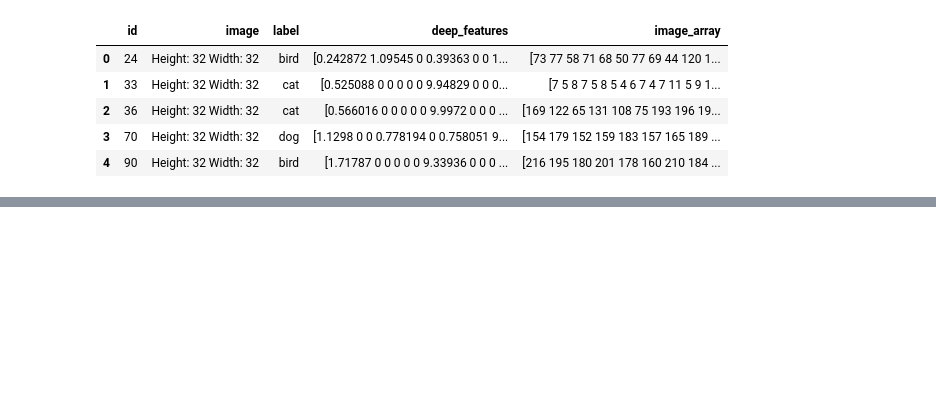
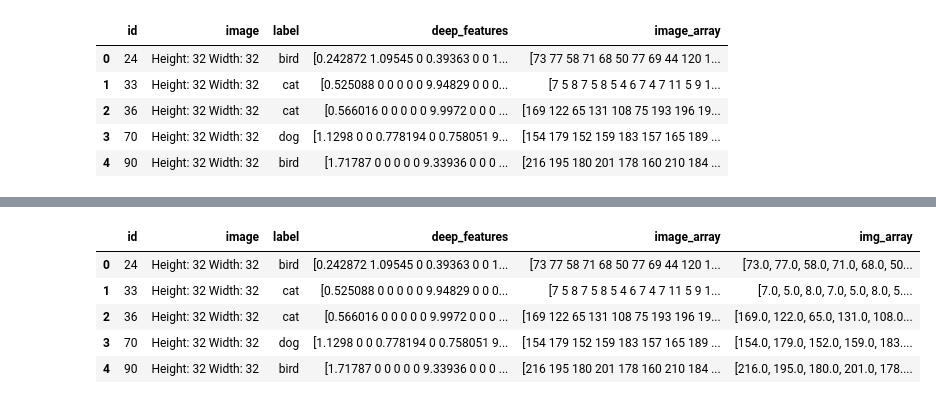
Before and after one commit to sameermahajan/MLWorkshop, a Jupyter notebook: 5. Deep Learning/Image+Recognition.ipynb, the cells around one changed output, grey strips where cells are left out. Cells and saved outputs as stored; diff of their text form; code cells hidden in the pictures; blank space fills up the shorter version.

Commit message:
update Deep Learning ipython notebook

```diff
--- a/5. Deep Learning/Image+Recognition.ipynb
+++ b/5. Deep Learning/Image+Recognition.ipynb
@@ -22,0 +30,9 @@ plt.show()
+# %%
+images_train.head()
+# %% [output]
+|  | id | image | label | deep_features | image_array | img_array |
+| 0 | 24 | Height: 32 Width: 32 | bird | [0.242872 1.09545 0 0.39363 0 0 1... | [73 77 58 71 68 50 77 69 44 120 1... | [73.0, 77.0, 58.0, 71.0, 68.0, 50... |
+| 1 | 33 | Height: 32 Width: 32 | cat | [0.525088 0 0 0 0 0 9.94829 0 0 0... | [7 5 8 7 5 8 5 4 6 7 4 7 11 5 9 1... | [7.0, 5.0, 8.0, 7.0, 5.0, 8.0, 5.... |
+| 2 | 36 | Height: 32 Width: 32 | cat | [0.566016 0 0 0 0 0 9.9972 0 0 0 ... | [169 122 65 131 108 75 193 196 19... | [169.0, 122.0, 65.0, 131.0, 108.0... |
+| 3 | 70 | Height: 32 Width: 32 | dog | [1.1298 0 0 0.778194 0 0.758051 9... | [154 179 152 159 183 157 165 189 ... | [154.0, 179.0, 152.0, 159.0, 183.... |
+| 4 | 90 | Height: 32 Width: 32 | bird | [1.71787 0 0 0 0 0 9.33936 0 0 0 ... | [216 195 180 201 178 160 210 184 ... | [216.0, 195.0, 180.0, 201.0, 178.... |
```
Also changed, not shown: parts of 4 cells of this notebook.
